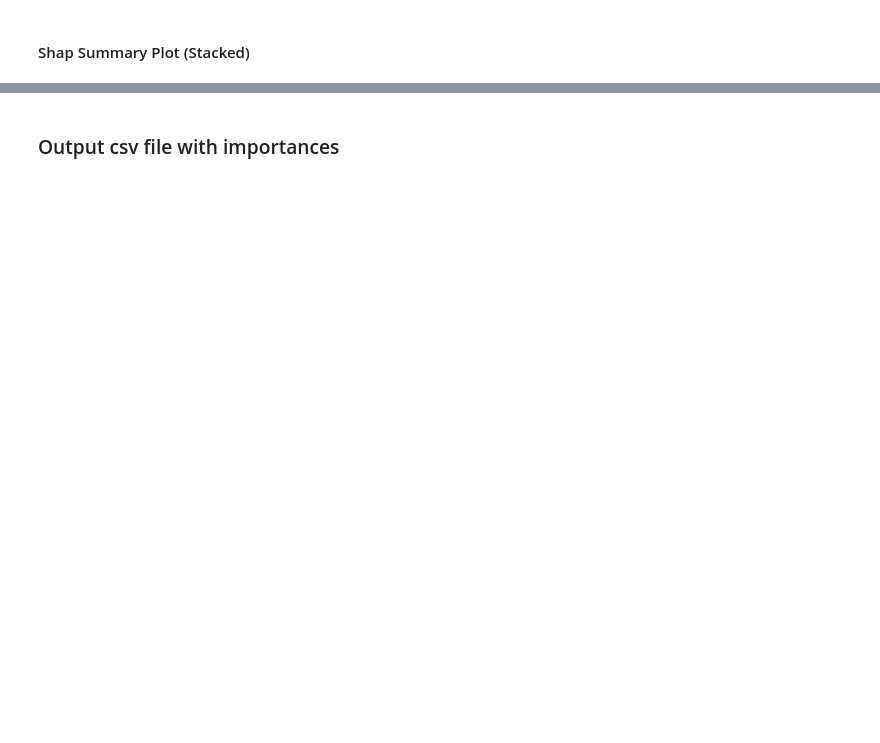
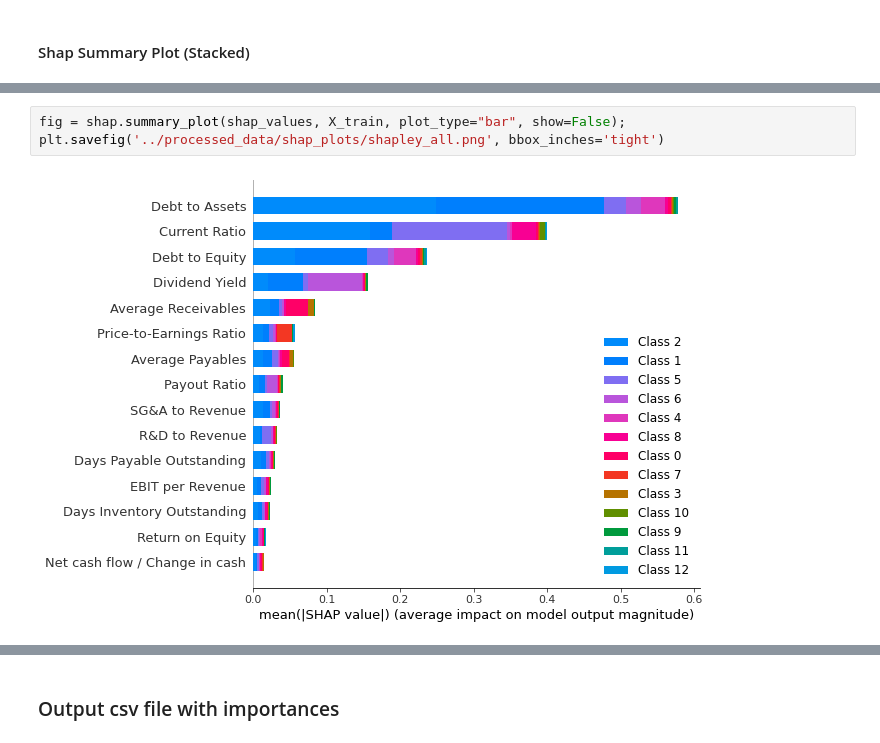
Before and after one commit to geotrieu/fsa, a Jupyter notebook: Jupyter/shapley.ipynb, the cells around one changed output, grey strips where cells are left out. Saved outputs shown, nothing was run; the diff lists cells and outputs as text; blank space fills up the shorter version.

```diff
--- a/Jupyter/shapley.ipynb
+++ b/Jupyter/shapley.ipynb
@@ -90,3 +90,8 @@ shap.summary_plot(shap_values, X_train, plot_type="bar")
+# %%
+fig = shap.summary_plot(shap_values, X_train, plot_type="bar", show=False);
+plt.savefig('../processed_data/shap_plots/shapley_all.png', bbox_inches='tight')
+# %% [output]
+[figure, added]
 # %%
 shap.summary_plot(shap_values[0], X_train)
 # %% [output]
```
Also changed, not shown: parts of 13 cells of this notebook, 41 other files.
